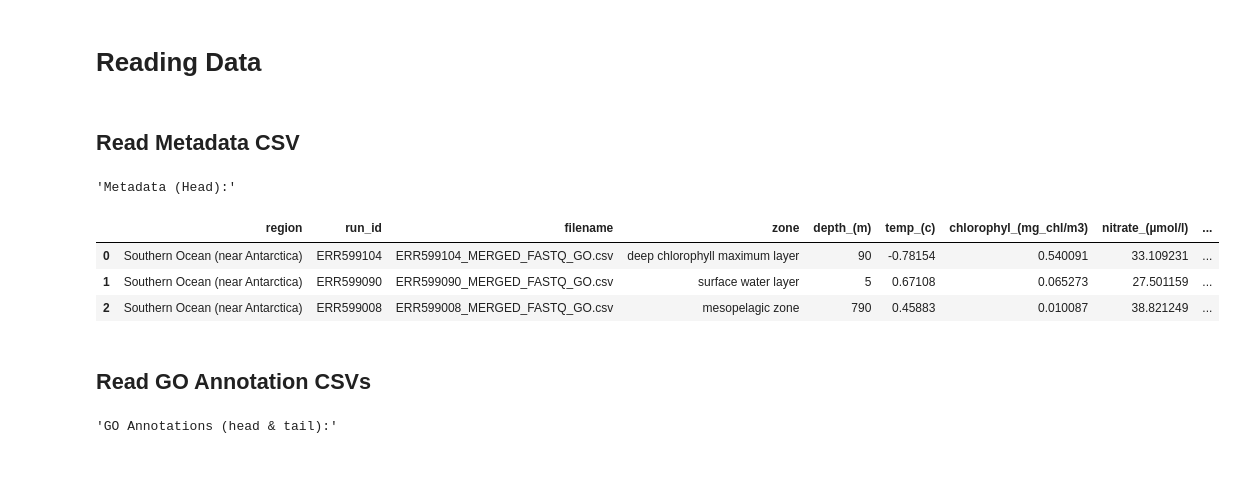
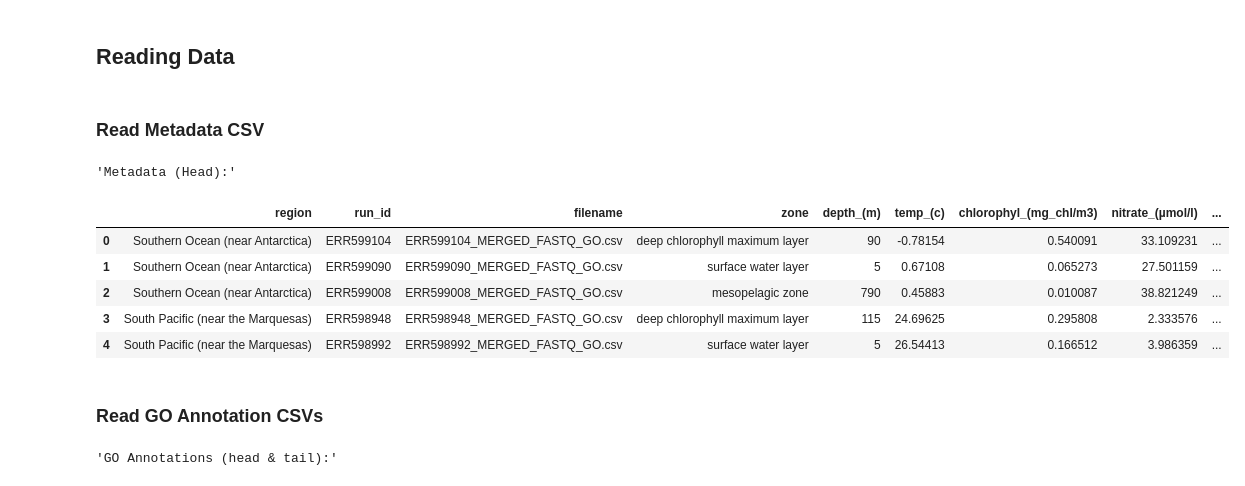
Before and after one commit to dustinmichels/biol338-final-project, a Jupyter notebook: analysis/scripts/Data Analysis_03 (Current).ipynb, the cells around one changed output. Saved outputs shown, nothing was run; the diff lists cells and outputs as text; code cells hidden in the pictures.

```diff
--- a/analysis/scripts/Data Analysis_03 (Current).ipynb
+++ b/analysis/scripts/Data Analysis_03 (Current).ipynb
@@ -1,3 +8,3 @@
 # %% [markdown]
-# Reading Data
+## Reading Data
 # %%
@@ -11,7 +20,7 @@ data_path = '../../data/'
 go_data_path = f'{data_path}go_downloads/'
 img_path = '../imgs/'
 # %% [markdown]
-## Read Metadata CSV
+### Read Metadata CSV
 # %%
 # Get and clean project meta data
 meta_df = pd.read_csv(data_path + "project_metadata_functional.csv")
@@ -19,35 +28,37 @@ meta_df = pd.read_csv(data_path + "project_metadata_functional.csv")
 # Make column names neater
 meta_df.columns = meta_df.columns.str.strip()
 meta_df.columns = meta_df.columns.str.lower()
 meta_df.columns = meta_df.columns.str.replace(' ', '_')
 meta_df.rename(columns={'sample_details':'zone'}, inplace=True)
 
 # Split lat and long into seperate columns
 meta_df['lat'] = meta_df['lat/long'].str.split(',', 1).str[0]
 meta_df['long'] = meta_df['lat/long'].str.split(',', 1).str[1]
 
 # Clean up 'region' and 'zone' columns
 meta_df['region'] = meta_df['region'].str.strip()
 meta_df['zone'] = meta_df['zone'].str.strip()
 
 # Indicate categorical data
 meta_df['region'] = meta_df['region'].astype('category')
 meta_df['zone'] = meta_df['zone'].astype('category')
 meta_df['run_id'] = meta_df['run_id'].astype('category')
 
 # Drop a few categories
 meta_df.drop(
     ['downloaded','link_to_info', 'student', 'lat/long'],
     axis=1, inplace=True)
 
-# Display first 3 items
-display("Metadata (Head):", meta_df.head(n=3))
+# Display first few items
+display("Metadata (Head):", meta_df.head())
 # %% [output]
 'Metadata (Head):'
 |  | region | run_id | filename | zone | depth_(m) | temp_(c) | chlorophyl_(mg_chl/m3) | nitrate_(µmol/l) | ... |
 | 0 | Southern Ocean (near Antarctica) | ERR599104 | ERR599104_MERGED_FASTQ_GO.csv | deep chlorophyll maximum layer | 90 | -0.78154 | 0.540091 | 33.109231 | ... |
 | 1 | Southern Ocean (near Antarctica) | ERR599090 | ERR599090_MERGED_FASTQ_GO.csv | surface water layer | 5 | 0.67108 | 0.065273 | 27.501159 | ... |
 | 2 | Southern Ocean (near Antarctica) | ERR599008 | ERR599008_MERGED_FASTQ_GO.csv | mesopelagic zone | 790 | 0.45883 | 0.010087 | 38.821249 | ... |
+| 3 | South Pacific (near the Marquesas) | ERR598948 | ERR598948_MERGED_FASTQ_GO.csv | deep chlorophyll maximum layer | 115 | 24.69625 | 0.295808 | 2.333576 | ... |
+| 4 | South Pacific (near the Marquesas) | ERR598992 | ERR598992_MERGED_FASTQ_GO.csv | surface water layer | 5 | 26.54413 | 0.166512 | 3.986359 | ... |
 # %% [markdown]
-## Read GO Annotation CSVs
+### Read GO Annotation CSVs
 # %%
```
Also changed, not shown: parts of 22 cells of this notebook, 7 other files.
